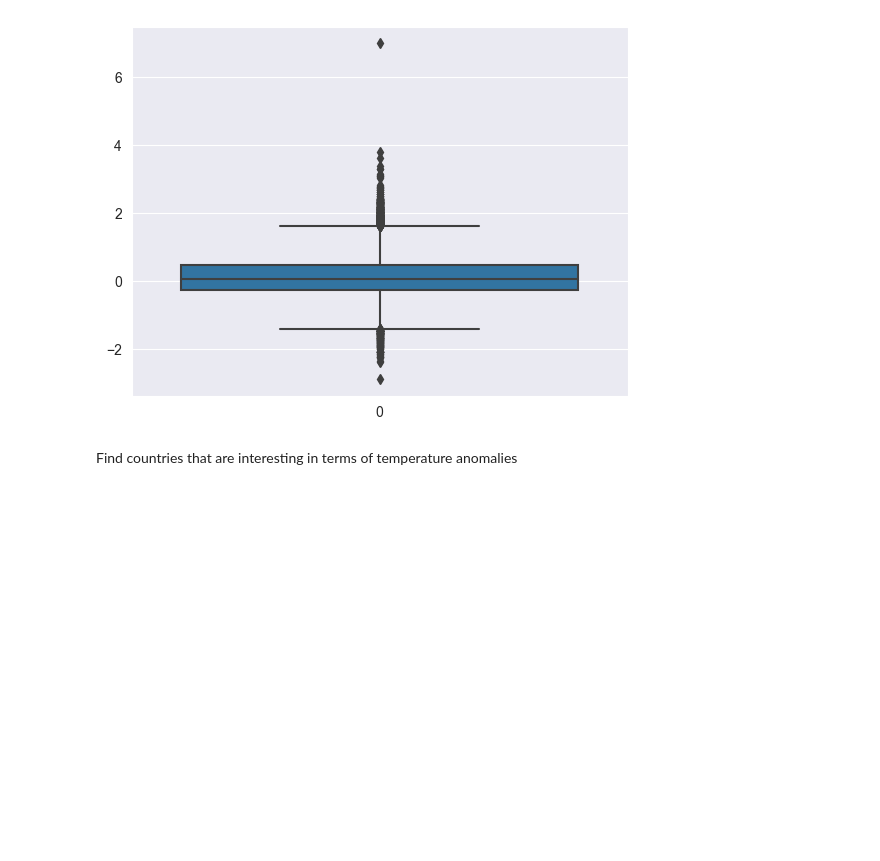
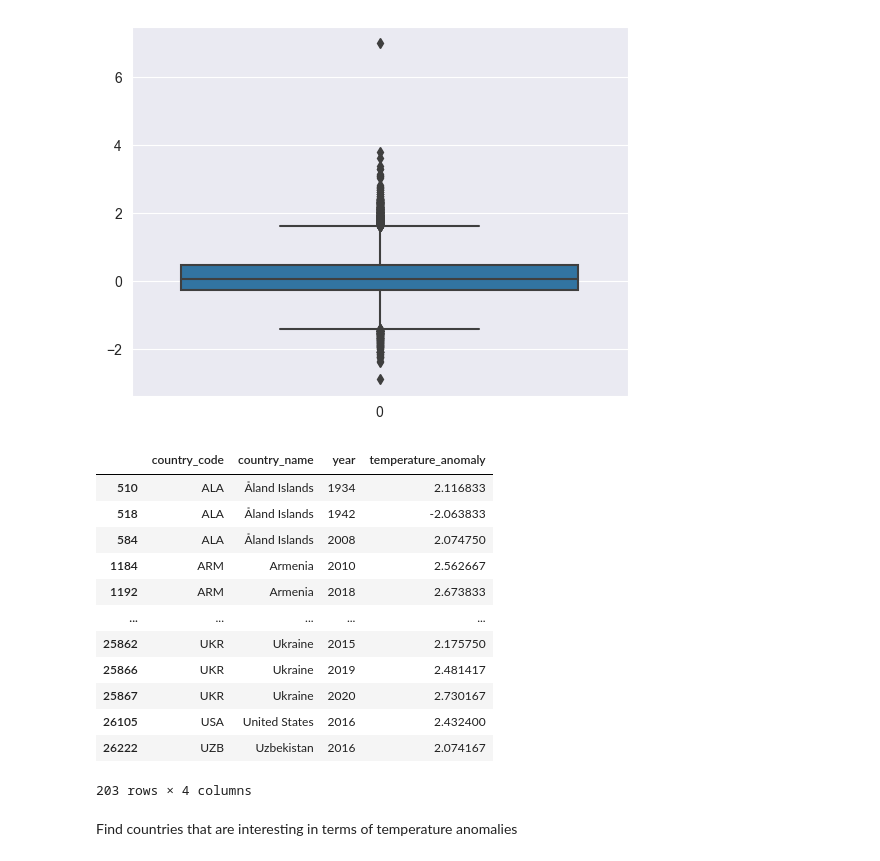
Before and after one commit to lukiwieser/natural-disasters-and-climate-change, a Jupyter notebook: temp-data-analysis-sebi.ipynb, the cells around one changed output. Drawn from its saved outputs; the diff is of its cells as text; code cells hidden in the pictures; blank space fills up the shorter version.

```diff
--- a/temp-data-analysis-sebi.ipynb
+++ b/temp-data-analysis-sebi.ipynb
@@ -104,6 +120,22 @@ sns.boxplot(temp_country_yearly['temperature_anomaly'])
 # %% [output]
 <AxesSubplot: >
 [figure]
+# %%
+temp_country_yearly[abs(temp_country_yearly['temperature_anomaly']) > 2]
+# %% [output]
+|  | country_code | country_name | year | temperature_anomaly |
+| 510 | ALA | Åland Islands | 1934 | 2.116833 |
+| 518 | ALA | Åland Islands | 1942 | -2.063833 |
+| 584 | ALA | Åland Islands | 2008 | 2.074750 |
+| 1184 | ARM | Armenia | 2010 | 2.562667 |
+| 1192 | ARM | Armenia | 2018 | 2.673833 |
+| ... | ... | ... | ... | ... |
+| 25862 | UKR | Ukraine | 2015 | 2.175750 |
+| 25866 | UKR | Ukraine | 2019 | 2.481417 |
+| 25867 | UKR | Ukraine | 2020 | 2.730167 |
+| 26105 | USA | United States | 2016 | 2.432400 |
+| 26222 | UZB | Uzbekistan | 2016 | 2.074167 |
+203 rows × 4 columns
 # %% [markdown]
 Find countries that are interesting in terms of temperature anomalies
 # %%
```
Also changed, not shown: parts of 3 cells of this notebook.
